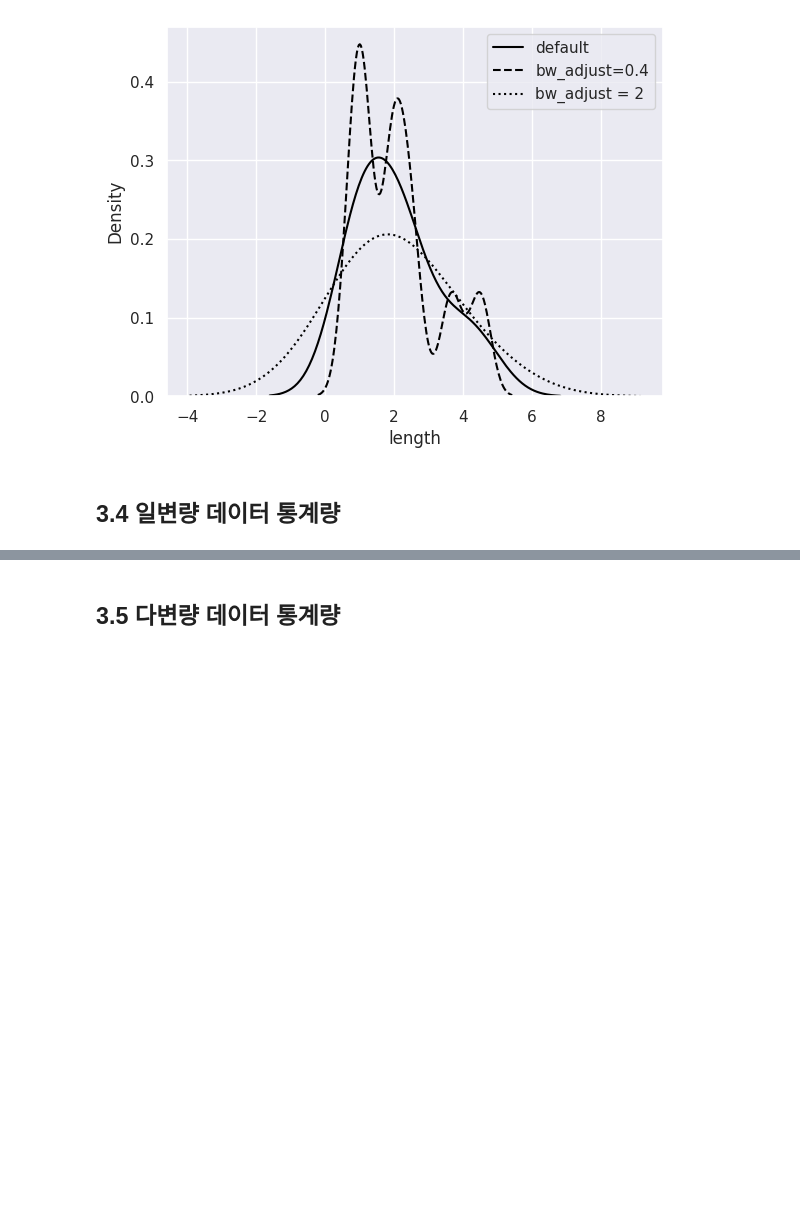
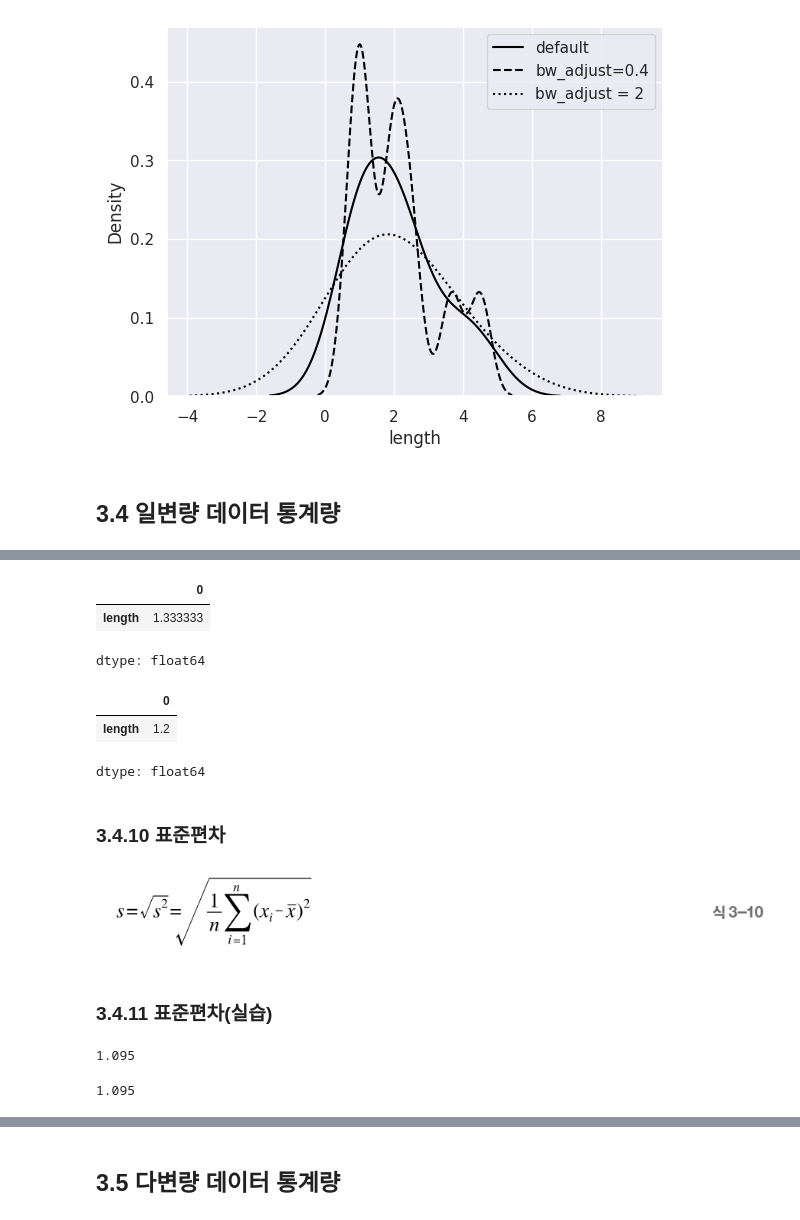
Before and after one commit to M4XJUNG/book-python-stats-2nd, a Jupyter notebook: learn_statistics_by_python.ipynb, the cells around one changed output, grey strips where cells are left out. Drawn from its saved outputs; the diff is of its cells as text; code cells hidden in the pictures; blank space fills up the shorter version.

```diff
--- a/learn_statistics_by_python.ipynb
+++ b/learn_statistics_by_python.ipynb
@@ -558,0 +747,27 @@ plt.legend() # 범례
+# %%
+fish_length_df.var()
+# %% [output]
+|  | 0 |
+| length | 1.333333 |
+dtype: float64
+# %%
+fish_length_df.var(ddof = 0)
+# %% [output]
+|  | 0 |
+| length | 1.2 |
+dtype: float64
+# %% [markdown]
+### 3.4.10 표준편차
+# %% [markdown]
+![image.png](embedded-picture-1)
+# %% [markdown]
+### 3.4.11 표준편차(실습)
+# %%
+s = np.sqrt(s2)
+print(round(s, 3))
+# %% [output]
+1.095
+# %%
+print(round(np.std(fish_length, ddof = 0), 3))
+# %% [output]
+1.095
```
Also changed, not shown: parts of 58 cells of this notebook.
